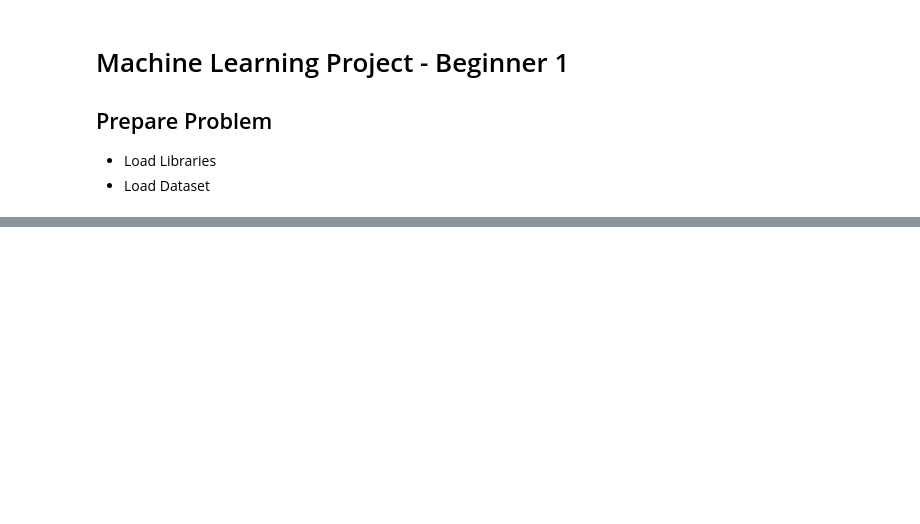
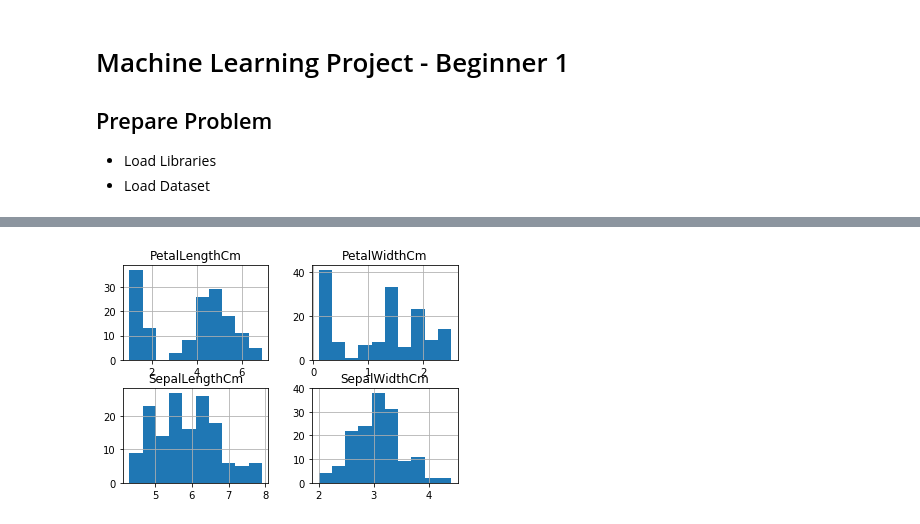
Before and after one commit to loganrane/MachineLearning101, a Jupyter notebook: ML Project End to End - Beginner.ipynb, the cells around one changed output, grey strips where cells are left out. Saved outputs shown, nothing was run; the diff lists cells and outputs as text; code cells hidden in the pictures; blank space fills up the shorter version.

```diff
--- a/ML Project End to End - Beginner.ipynb
+++ b/ML Project End to End - Beginner.ipynb
@@ -26,0 +84,6 @@ ValueError: arrays must all be same length
+# %%
+# Histograms
+dataset.hist()
+plt.show()
+# %% [output]
+[figure, added]
```
Also changed, not shown: parts of 11 cells of this notebook.
